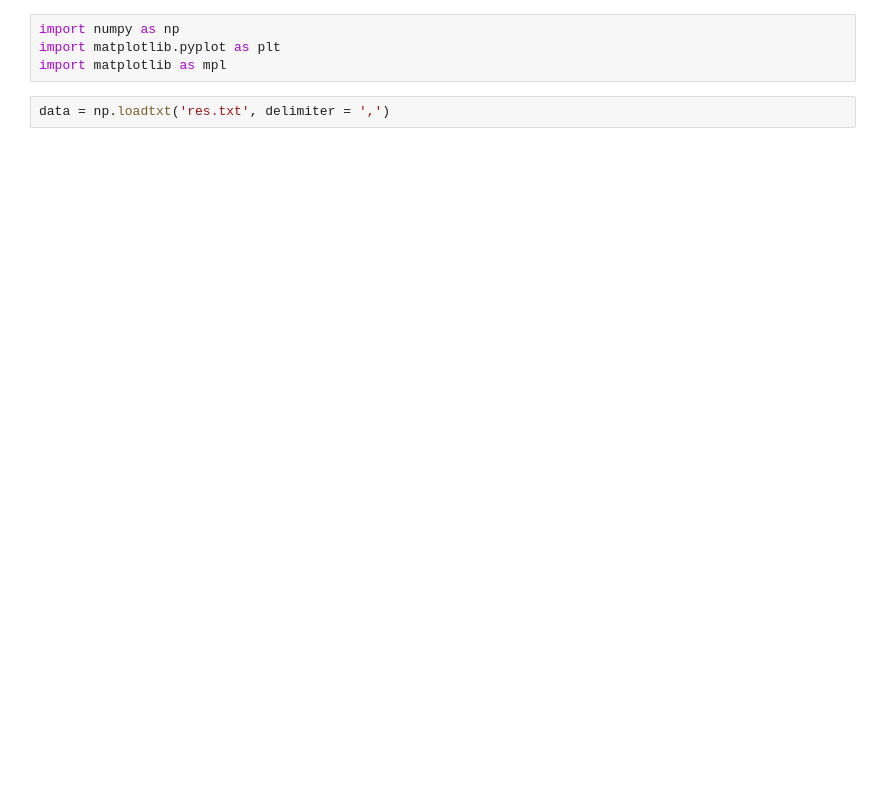
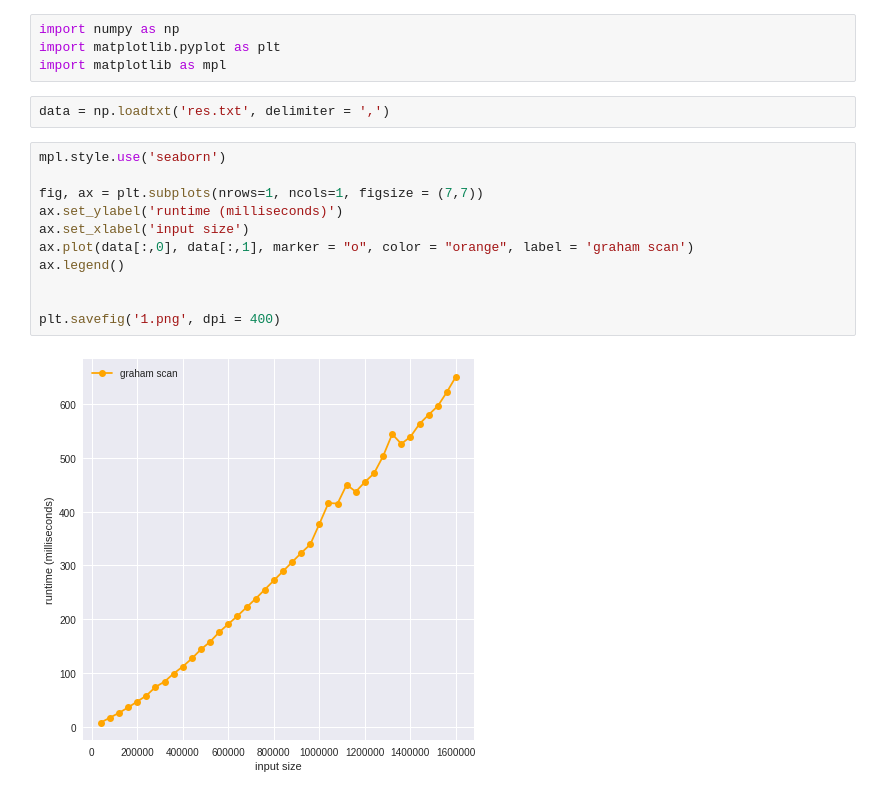
Before and after one commit to kat-lego/applications_of_algorithms, a Jupyter notebook: assignment5/plotting.ipynb, the cells around one changed output. Drawn from its saved outputs; the diff is of its cells as text; blank space fills up the shorter version.

```diff
--- a/assignment5/plotting.ipynb
+++ b/assignment5/plotting.ipynb
@@ -4,3 +4,16 @@ import matplotlib.pyplot as plt
 import matplotlib as mpl
 # %%
 data = np.loadtxt('res.txt', delimiter = ',')
+# %%
+mpl.style.use('seaborn')
+
+fig, ax = plt.subplots(nrows=1, ncols=1, figsize = (7,7))
+ax.set_ylabel('runtime (milliseconds)')
+ax.set_xlabel('input size')
+ax.plot(data[:,0], data[:,1], marker = "o", color = "orange", label = 'graham scan')
+ax.legend()
+
+
+plt.savefig('1.png', dpi = 400)
+# %% [output]
+[figure, added]
```
Also changed, not shown: parts of 2 cells of this notebook, 12 other files.
